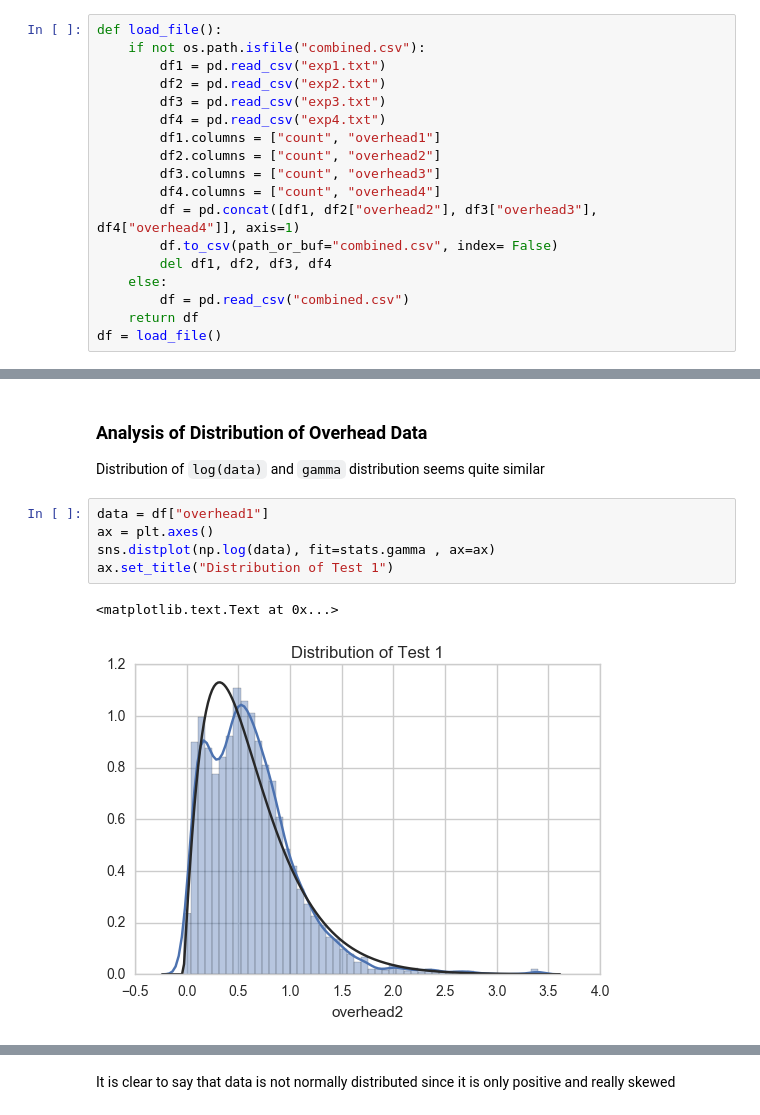
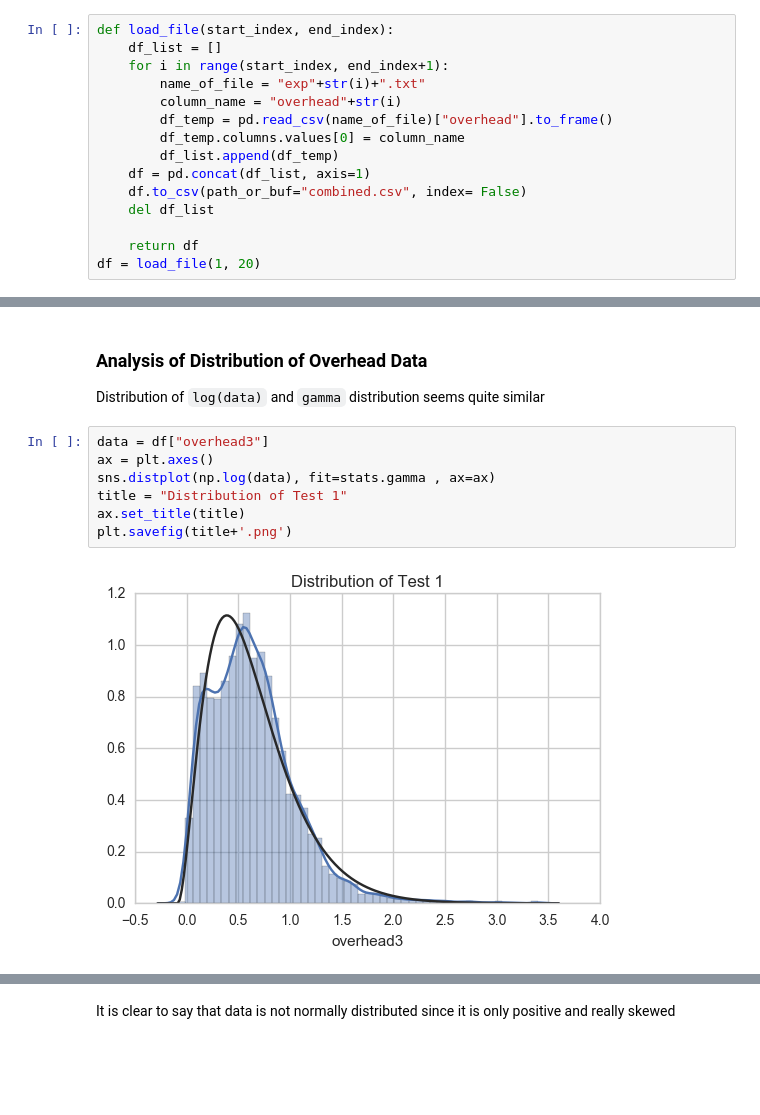
Before and after one commit to Starofall/RTX, a Jupyter notebook: examples/crowdnav-ttest/Ttest.ipynb, the cells around one changed output, grey strips where cells are left out. Saved outputs shown, nothing was run; the diff lists cells and outputs as text; blank space fills up the shorter version.

```diff
--- a/examples/crowdnav-ttest/Ttest.ipynb
+++ b/examples/crowdnav-ttest/Ttest.ipynb
@@ -15,21 +19,18 @@ import math
-# %%
-def load_file():
-    if not os.path.isfile("combined.csv"):
-        df1 = pd.read_csv("exp1.txt")
-        df2 = pd.read_csv("exp2.txt")
-        df3 = pd.read_csv("exp3.txt")
-        df4 = pd.read_csv("exp4.txt")
-        df1.columns = ["count", "overhead1"]
-        df2.columns = ["count", "overhead2"]
-        df3.columns = ["count", "overhead3"]
-        df4.columns = ["count", "overhead4"]
-        df = pd.concat([df1, df2["overhead2"], df3["overhead3"], df4["overhead4"]], axis=1)
-        df.to_csv(path_or_buf="combined.csv", index= False)
-        del df1, df2, df3, df4
-    else:
-        df = pd.read_csv("combined.csv")
-    return df
-df = load_file()
+# %%
+def load_file(start_index, end_index):
+    df_list = []
+    for i in range(start_index, end_index+1):
+        name_of_file = "exp"+str(i)+".txt"
+        column_name = "overhead"+str(i)
+        df_temp = pd.read_csv(name_of_file)["overhead"].to_frame()
+        df_temp.columns.values[0] = column_name
+        df_list.append(df_temp)
+    df = pd.concat(df_list, axis=1)
+    df.to_csv(path_or_buf="combined.csv", index= False)
+    del df_list
+
+    return df
+df = load_file(1, 20)
 # %%
 df.head()
 # %% [output]
@@ -58,13 +59,14 @@ ax = sns.boxplot(x="overhead2", data= df)
 ### Analysis of Distribution of Overhead Data
 Distribution of `log(data)` and `gamma` distribution seems quite similar
 # %%
-data = df["overhead1"]
+data = df["overhead3"]
 ax = plt.axes()
 sns.distplot(np.log(data), fit=stats.gamma , ax=ax)
-ax.set_title("Distribution of Test 1")
+title = "Distribution of Test 1"
+ax.set_title(title)
+plt.savefig(title+'.png')
 # %% [output]
-<matplotlib.text.Text at 0x...>
-[figure, old version]
+[figure, new version]
 # %%
 fit_alpha, fit_loc, fit_beta=stats.gamma.fit(np.log(data))
 print fit_alpha, fit_loc, fit_beta
```
Also changed, not shown: parts of 9 cells of this notebook, 50 other files.
